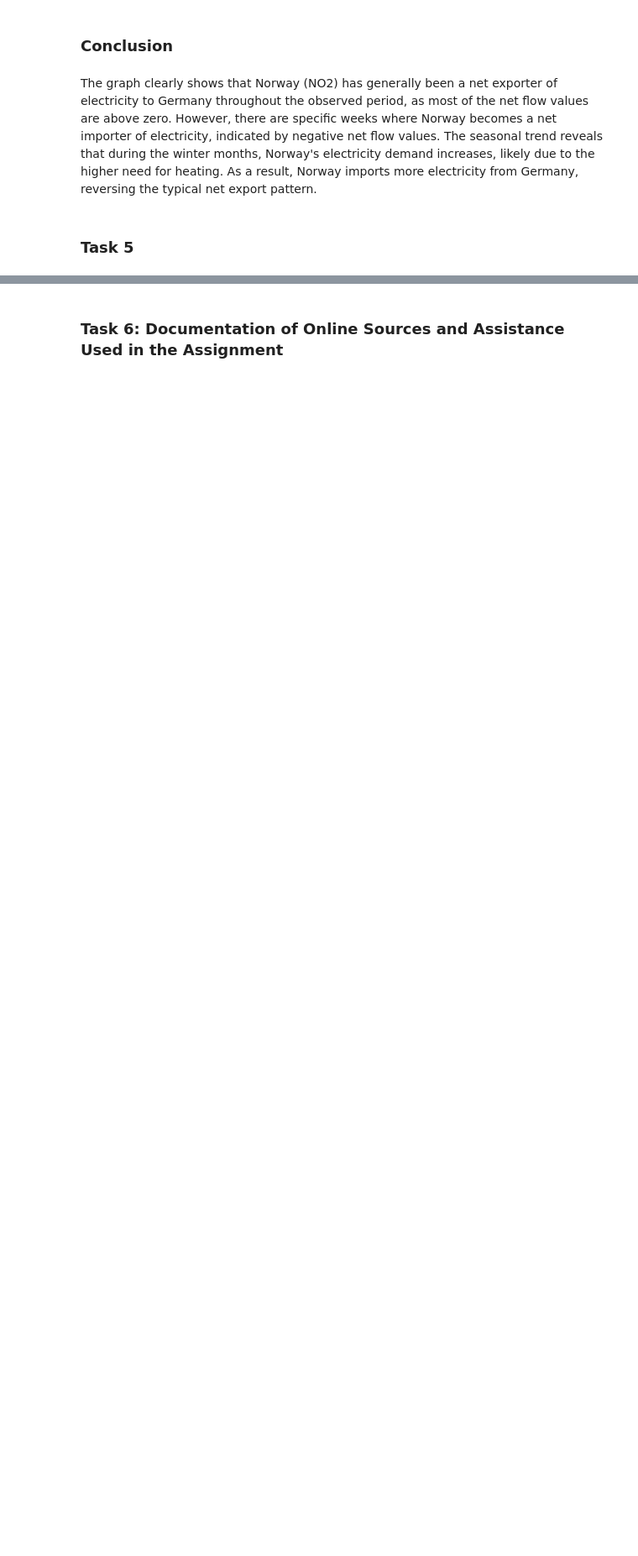
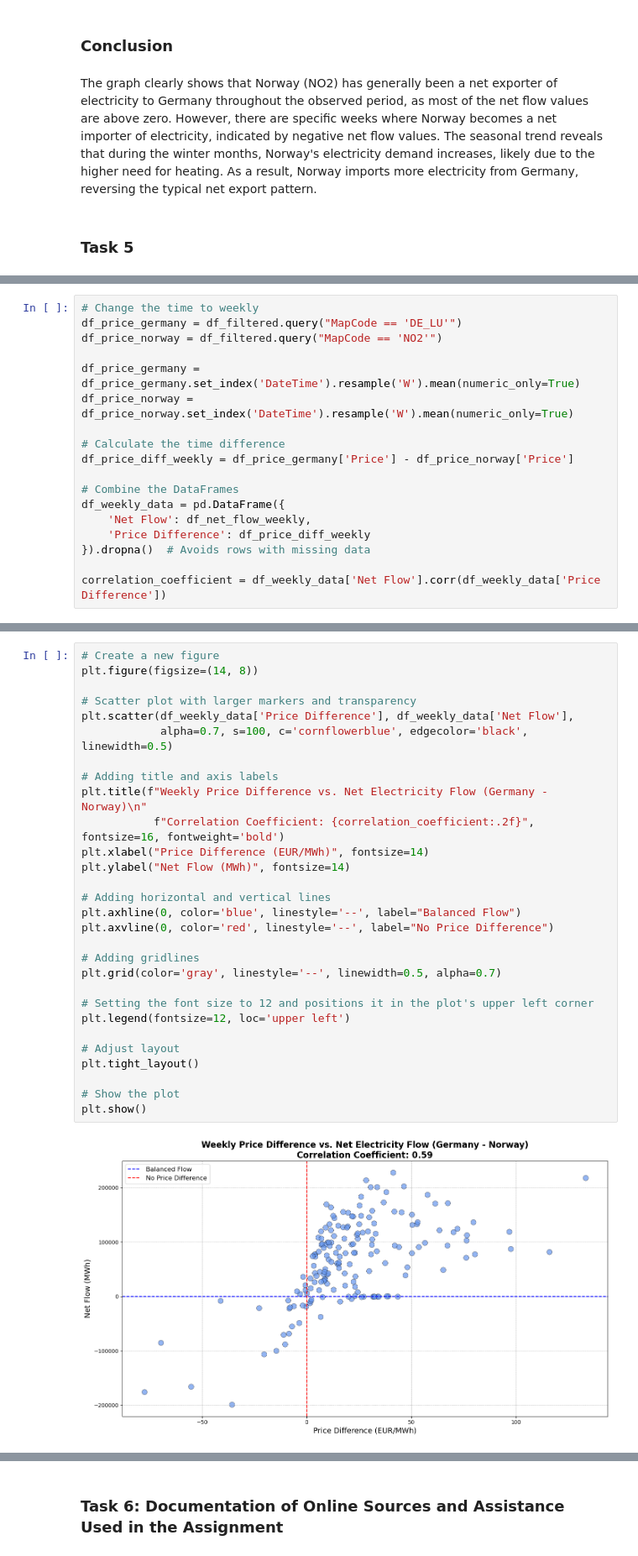
Before and after one commit to olinesangro/group-term-paper, a Jupyter notebook: worksheet.ipynb, the cells around one changed output, grey strips where cells are left out. Shown at 84% size. Drawn from its saved outputs; the diff is of its cells as text; blank space fills up the shorter version.

```diff
--- a/worksheet.ipynb
+++ b/worksheet.ipynb
@@ -284,0 +322,18 @@ The graph clearly shows that Norway (NO2) has generally been a net exporter of e
+# %%
+# Change the time to weekly
+df_price_germany = df_filtered.query("MapCode == 'DE_LU'")
+df_price_norway = df_filtered.query("MapCode == 'NO2'")
+
+df_price_germany = df_price_germany.set_index('DateTime').resample('W').mean(numeric_only=True)
+df_price_norway = df_price_norway.set_index('DateTime').resample('W').mean(numeric_only=True)
+
+# Calculate the time difference
+df_price_diff_weekly = df_price_germany['Price'] - df_price_norway['Price']
+
+# Combine the DataFrames
+df_weekly_data = pd.DataFrame({
+    'Net Flow': df_net_flow_weekly,
+    'Price Difference': df_price_diff_weekly
+}).dropna()  # Avoids rows with missing data
+
+correlation_coefficient = df_weekly_data['Net Flow'].corr(df_weekly_data['Price Difference'])
@@ -284,0 +342,31 @@ The graph clearly shows that Norway (NO2) has generally been a net exporter of e
+# %%
+# Create a new figure
+plt.figure(figsize=(14, 8))
+
+# Scatter plot with larger markers and transparency
+plt.scatter(df_weekly_data['Price Difference'], df_weekly_data['Net Flow'],
+            alpha=0.7, s=100, c='cornflowerblue', edgecolor='black', linewidth=0.5)
+
+# Adding title and axis labels
+plt.title(f"Weekly Price Difference vs. Net Electricity Flow (Germany - Norway)\n"
+           f"Correlation Coefficient: {correlation_coefficient:.2f}", fontsize=16, fontweight='bold')
+plt.xlabel("Price Difference (EUR/MWh)", fontsize=14)
+plt.ylabel("Net Flow (MWh)", fontsize=14)
+
+# Adding horizontal and vertical lines
+plt.axhline(0, color='blue', linestyle='--', label="Balanced Flow")
+plt.axvline(0, color='red', linestyle='--', label="No Price Difference")
+
+# Adding gridlines
+plt.grid(color='gray', linestyle='--', linewidth=0.5, alpha=0.7)
+
+# Setting the font size to 12 and positions it in the plot's upper left corner
+plt.legend(fontsize=12, loc='upper left')
+
+# Adjust layout
+plt.tight_layout()
+
+# Show the plot
+plt.show()
+# %% [output]
+[figure, added]
```
Also changed, not shown: parts of 20 cells of this notebook, 20 other files.
